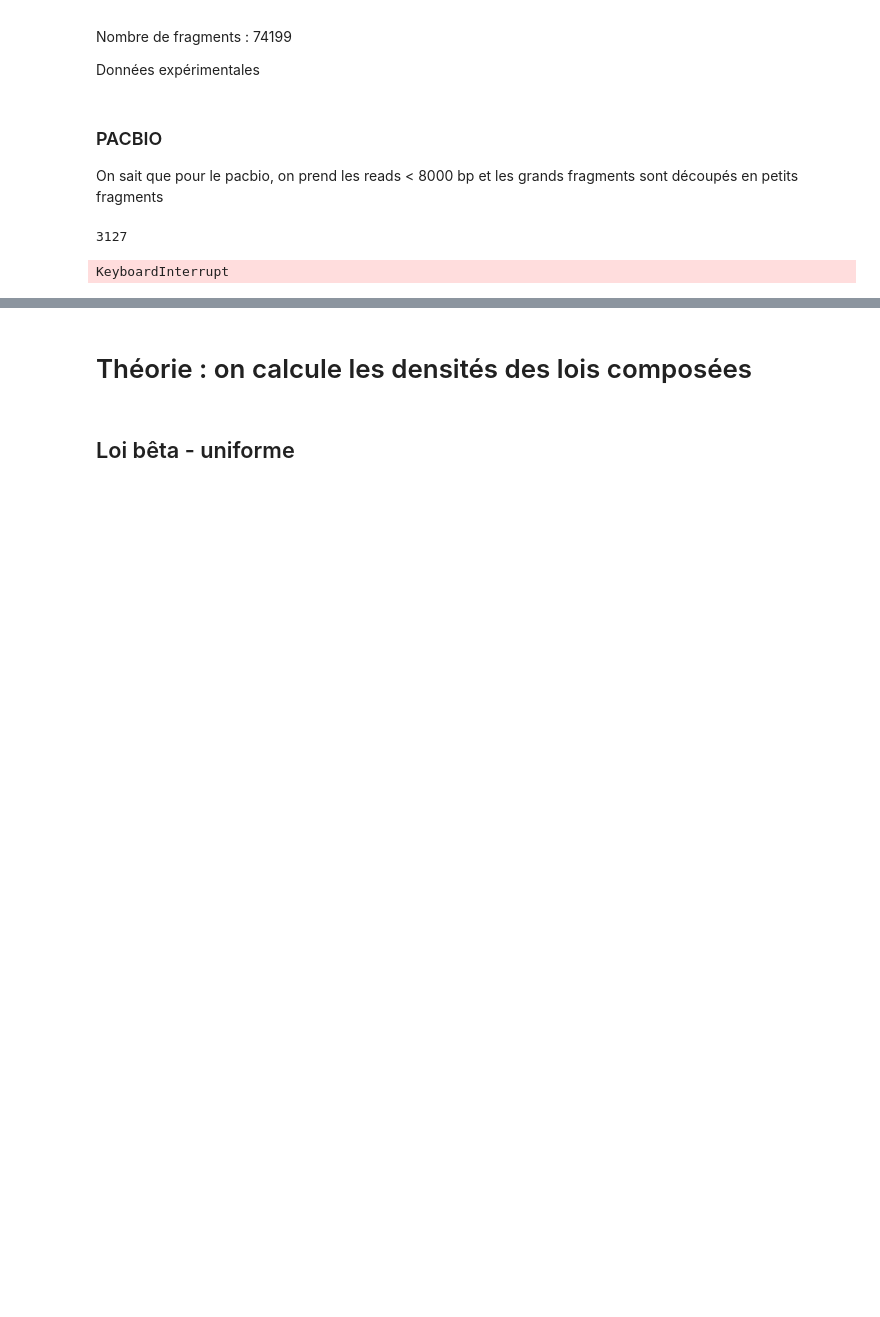
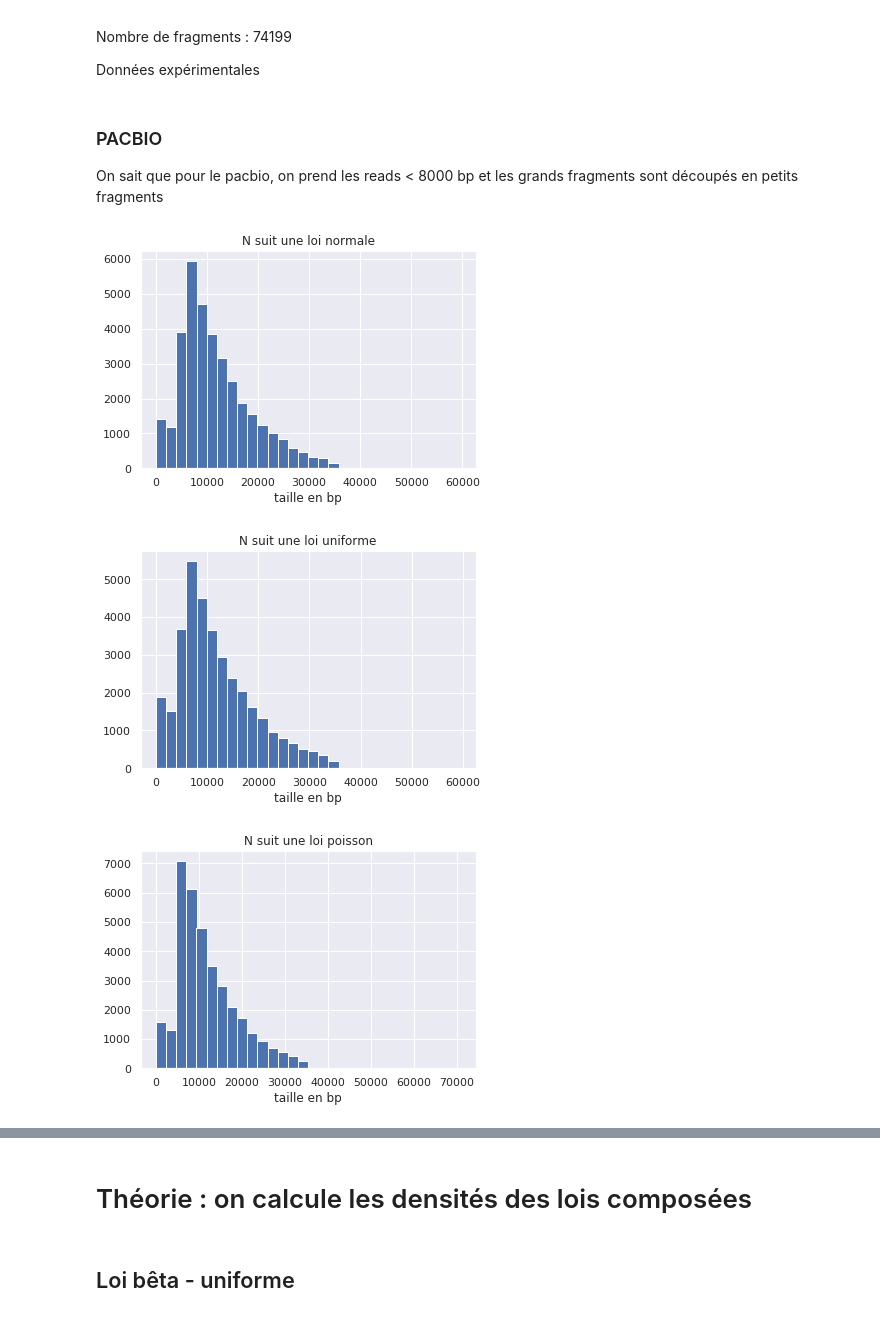
Before and after one commit to aminaghoul/reads_seq, a Jupyter notebook: stage.ipynb, the cells around one changed output, grey strips where cells are left out. Saved outputs shown, nothing was run; the diff lists cells and outputs as text; code cells hidden in the pictures; blank space fills up the shorter version.

```diff
--- a/stage.ipynb
+++ b/stage.ipynb
@@ -354,45 +354,51 @@ On sait que pour le pacbio, on prend les reads < 8000 bp et les grands fragments
 # %%
 taille_genome =1000000
 nbr_fragments = 35065
 Mu = 100
 Sigma = 10
-Nmin = 300
-Nmax = 500
-Lambda = 400
+Nmin = 60
+Nmax = 120
+Lambda = 100
+
+def poid(element, tout, maxi, mini):
+    p = maxi - element
+    return p
+
 
 for loi, parametres in [
     ('normale', (Mu, Sigma)),
     ('uniforme', (Nmin, Nmax)),
     ('poisson', Lambda)
 ]:
-    fragments = list(chain.from_iterable(fracture([taille_genome] * 1000, taille_genome, loi, parametres)))
+    fragments = list(chain.from_iterable(fracture([taille_genome] * 1000,loi, parametres)))
 
 
 
-    fragments = [i  for i in fragments if i > 8000]
+    fragments = [i  for i in fragments if i >= 5000]
     ok, ko = [], []
     for i in fragments:
         (ok if i < 35000 else ko).append(i)
     length = len(ko)
-    print(length)
+
     for i in ko:
-        ok.extend(get_parts(i,i/2))
+        ok.extend(get_parts(i,5))
+
 
     maxi, mini = max(ok), min(ok)
     sumi = sum(ok)
 
     poids = list(map(partial(poid, mini=mini, maxi=maxi, tout=ok), ok))
     s=sum(poids)
-    #ok = choice(ok, 35065, p=1, replace=False)
-    ok = random.sample(ok, nbr_fragments)
-    plt.hist(ok, bins=25)
+    ok = choice(ok, 35065, p=poids/s, replace=False)
+    #ok = random.sample(ok, nbr_fragments)
+    plt.hist(ok, bins=30)
     plt.xlabel('taille en bp')
     plt.title('N suit une loi %s' %loi)
 
     plt.show()
-    print(len(ok))
 # %% [output]
-3127
-KeyboardInterrupt
+[figure, added]
+[figure, added]
+[figure, added]
 # %% [markdown]
 file:///home/aghoul/Images/Histo_pacbiors2%20(1)/Figure15_pacbiors2.png![image.png](attachment:image.png)
```
Also changed, not shown: parts of 14 cells of this notebook.
